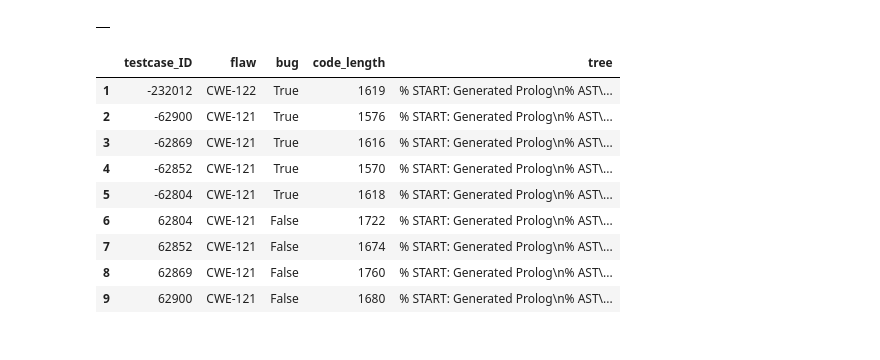
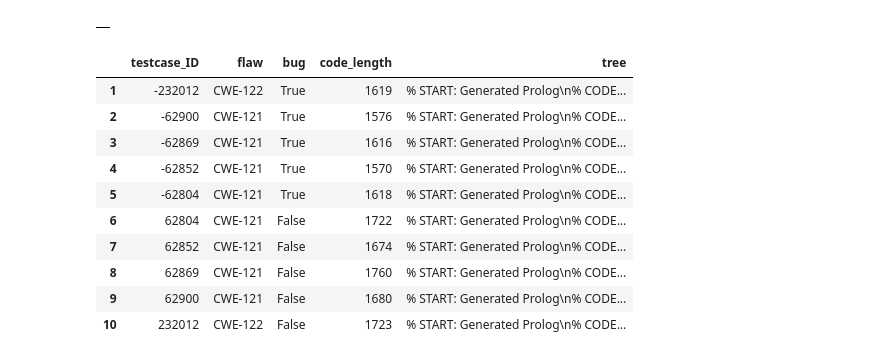
Before and after one commit to dj311/uob-summer-project, a Jupyter notebook: code/Joern-ey into ILP.ipynb, the cells around one changed output. Cells and saved outputs as stored; diff of their text form; code cells hidden in the pictures.

Commit message:
ilp: add node_id to source code mapping to prolog dataset

```diff
--- a/code/Joern-ey into ILP.ipynb
+++ b/code/Joern-ey into ILP.ipynb
@@ -62,24 +62,25 @@ ilp_data.groupby('testcase_ID').apply(generate_prolog)
 # %%
 prolog = pd.DataFrame({
     'testcase_ID': testcase_IDs,
     'flaw': flaws,
     'bug': bugs,
     'code_length': code_lengths,
     'tree': trees,
 })
-prolog = prolog[1:10]  # when we run apply it duplicates the first group
+prolog = prolog[1:11]  # when we run apply it duplicates the first group
 prolog
 # %% [output]
 |  | testcase_ID | flaw | bug | code_length | tree |
-| 1 | -232012 | CWE-122 | True | 1619 | % START: Generated Prolog\n% AST\... |
-| 2 | -62900 | CWE-121 | True | 1576 | % START: Generated Prolog\n% AST\... |
-| 3 | -62869 | CWE-121 | True | 1616 | % START: Generated Prolog\n% AST\... |
-| 4 | -62852 | CWE-121 | True | 1570 | % START: Generated Prolog\n% AST\... |
-| 5 | -62804 | CWE-121 | True | 1618 | % START: Generated Prolog\n% AST\... |
-| 6 | 62804 | CWE-121 | False | 1722 | % START: Generated Prolog\n% AST\... |
-| 7 | 62852 | CWE-121 | False | 1674 | % START: Generated Prolog\n% AST\... |
-| 8 | 62869 | CWE-121 | False | 1760 | % START: Generated Prolog\n% AST\... |
-| 9 | 62900 | CWE-121 | False | 1680 | % START: Generated Prolog\n% AST\... |
+| 1 | -232012 | CWE-122 | True | 1619 | % START: Generated Prolog\n% CODE... |
+| 2 | -62900 | CWE-121 | True | 1576 | % START: Generated Prolog\n% CODE... |
+| 3 | -62869 | CWE-121 | True | 1616 | % START: Generated Prolog\n% CODE... |
+| 4 | -62852 | CWE-121 | True | 1570 | % START: Generated Prolog\n% CODE... |
+| 5 | -62804 | CWE-121 | True | 1618 | % START: Generated Prolog\n% CODE... |
+| 6 | 62804 | CWE-121 | False | 1722 | % START: Generated Prolog\n% CODE... |
+| 7 | 62852 | CWE-121 | False | 1674 | % START: Generated Prolog\n% CODE... |
+| 8 | 62869 | CWE-121 | False | 1760 | % START: Generated Prolog\n% CODE... |
+| 9 | 62900 | CWE-121 | False | 1680 | % START: Generated Prolog\n% CODE... |
+| 10 | 232012 | CWE-122 | False | 1723 | % START: Generated Prolog\n% CODE... |
 # %%
 import re
 # %%
```
Also changed, not shown: parts of 7 cells of this notebook, 1 other file.
